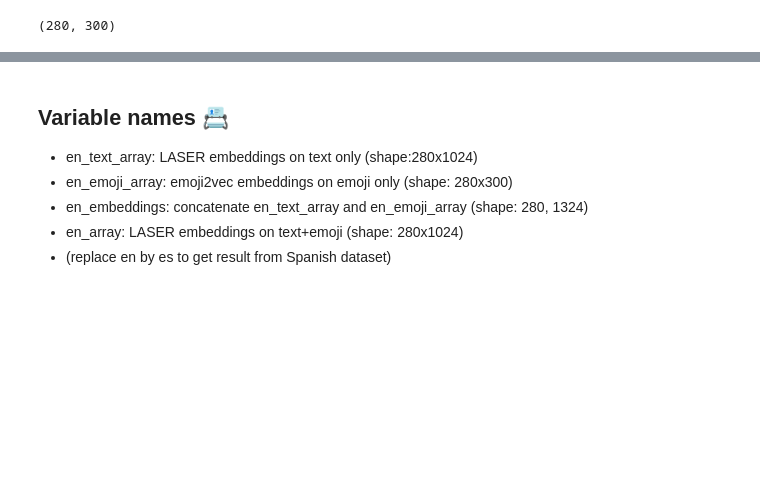
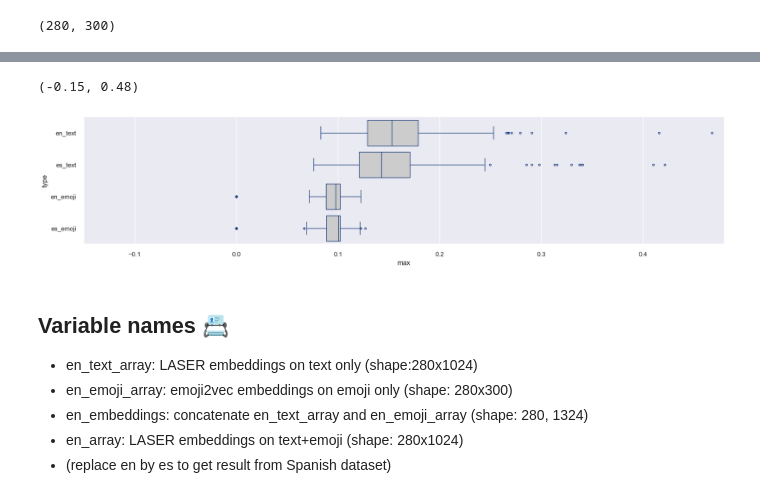
Before and after one commit to yuhsin-huang/EmojiResearch-WorldCup2022, a Jupyter notebook: 06_Embedding_K-Means_Clustering.ipynb, the cells around one changed output, grey strips where cells are left out. Saved outputs shown, nothing was run; the diff lists cells and outputs as text; code cells hidden in the pictures; blank space fills up the shorter version.

```diff
--- a/06_Embedding_K-Means_Clustering.ipynb
+++ b/06_Embedding_K-Means_Clustering.ipynb
@@ -240,3 +285,10 @@ en_emoji_array.shape
+# %%
+fig, ax = plt.subplots()
+sns.boxplot(data=dist_df, x='max', y='type', color=".8", linecolor="#137", flierprops={"marker": "."})
+ax.set_xlim(-0.15, 0.48)
+# %% [output]
+(-0.15, 0.48)
+[figure, added]
 # %% [markdown]
 ## Variable names 📇
 - en_text_array: LASER embeddings on text only (shape:280x1024)
```
Also changed, not shown: parts of 5 cells of this notebook.
